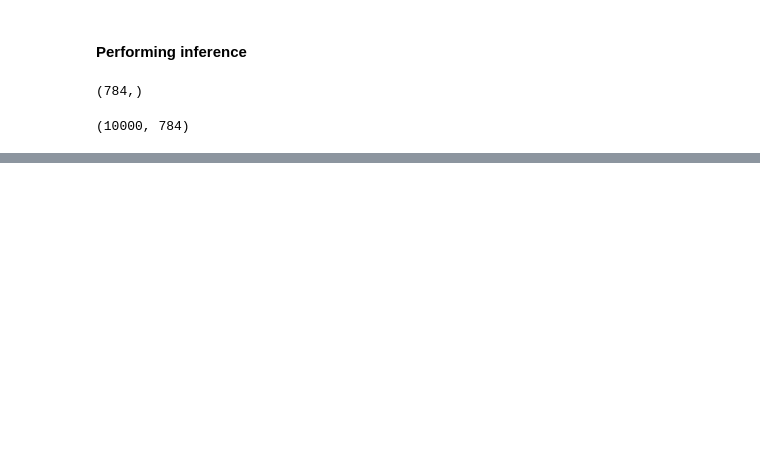
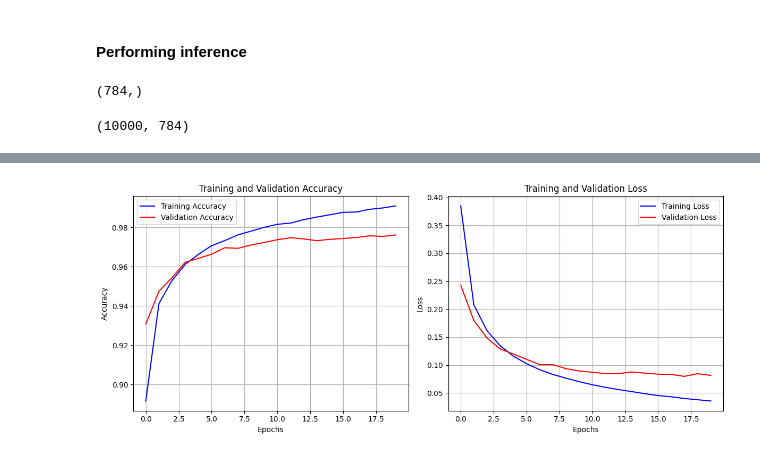
Before and after one commit to Andrzej-Swietek/AGH-Deep-Learning-CUDA, a Jupyter notebook: 01-Shallow-Models/class_shallow_net_in_tensorflow_KPI_S24.ipynb, the cells around one changed output, grey strips where cells are left out. Drawn from its saved outputs; the diff is of its cells as text; code cells hidden in the pictures; blank space fills up the shorter version.

```diff
--- a/01-Shallow-Models/class_shallow_net_in_tensorflow_KPI_S24.ipynb
+++ b/01-Shallow-Models/class_shallow_net_in_tensorflow_KPI_S24.ipynb
@@ -272,0 +390,4 @@ text 3 activtion functions - 2 weeks
+# %%
+model_relu = Sequential()
+model_relu.add(Dense(64, activation='relu', input_shape=(784,)))
+model_relu.add(Dense(10, activation='softmax'))
@@ -272,0 +398,6 @@ text 3 activtion functions - 2 weeks
+# %%
+model_relu.compile(loss='categorical_crossentropy', optimizer=SGD(learning_rate=0.1), metrics=['accuracy'])
+model_tanh.compile(loss='categorical_crossentropy', optimizer=SGD(learning_rate=0.1), metrics=['accuracy'])
+# %%
+evolution_relu = model_relu.fit(X_train, y_train, batch_size=64, epochs=20, verbose=1, validation_data=(X_valid, y_valid))
+evolution_tanh = model_tanh.fit(X_train, y_train, batch_size=64, epochs=20, verbose=1, validation_data=(X_valid, y_valid))
@@ -272,0 +422,34 @@ text 3 activtion functions - 2 weeks
+# %%
+def plot_stats(evolution):
+    fig, axs = plt.subplots(1, 2, figsize=(12, 5))  # Create a figure with two subplots in one row
+
+    # Plotting accuracy
+    axs[0].plot(evolution.history['accuracy'], color='blue', label='Training Accuracy')
+    axs[0].plot(evolution.history['val_accuracy'], color='red', label='Validation Accuracy')
+
+    # Adding labels and title for accuracy subplot
+    axs[0].set_xlabel('Epochs')
+    axs[0].set_ylabel('Accuracy')
+    axs[0].set_title('Training and Validation Accuracy')
+    axs[0].legend()  # Add legend to distinguish between training and validation accuracy
+    axs[0].grid(True)
+
+    # Plotting loss
+    axs[1].plot(evolution.history['loss'], color='blue', label='Training Loss')
+    axs[1].plot(evolution.history['val_loss'], color='red', label='Validation Loss')
+
+    # Adding labels and title for loss subplot
+    axs[1].set_xlabel('Epochs')
+    axs[1].set_ylabel('Loss')
+    axs[1].set_title('Training and Validation Loss')
+    axs[1].legend()  # Add legend to distinguish between training and validation loss
+
+    # Adjust layout to prevent overlap
+    plt.tight_layout()
+    plt.grid()
+    # Show the plot
+    plt.show()
+# %%
+plot_stats(evolution_relu)
+# %% [output]
+[figure, added]
```
Also changed, not shown: parts of 20 cells of this notebook.
